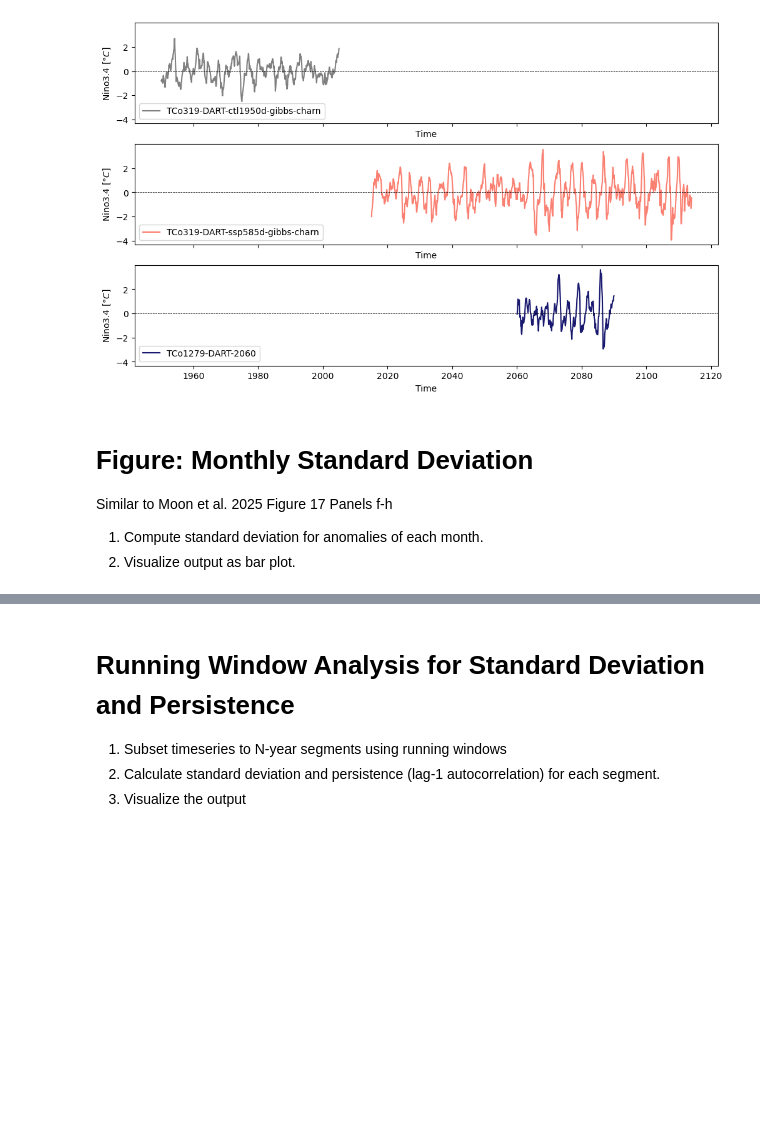
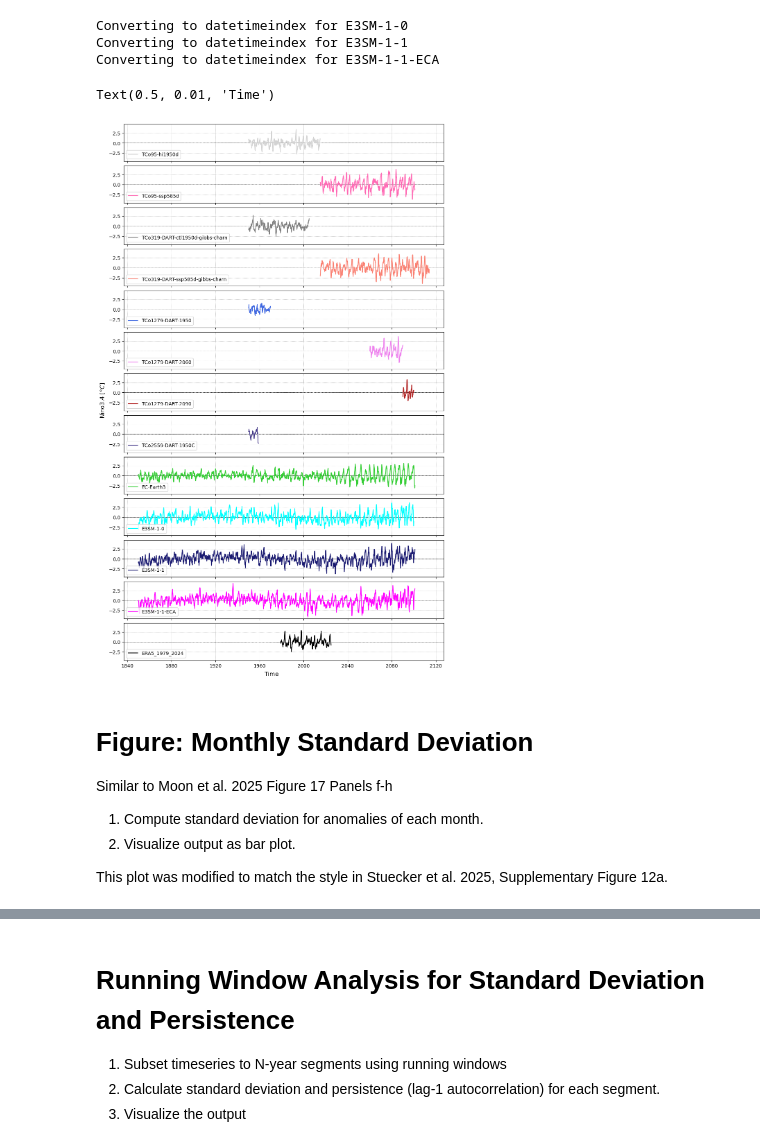
Before and after one commit to glennliu265/enso_nao_teleconnections, a Jupyter notebook: scripts/ENSO_NAO_figures_slidingwindow.ipynb, the cells around one changed output, grey strips where cells are left out. Cells and saved outputs as stored; diff of their text form; code cells hidden in the pictures; blank space fills up the shorter version.

Commit message:
Added E3SM and EC-Earth, Power Spectra Plots
Also included additional documentation on on accessing data and plot generation.

```diff
--- a/scripts/ENSO_NAO_figures_slidingwindow.ipynb
+++ b/scripts/ENSO_NAO_figures_slidingwindow.ipynb
@@ -95,22 +259,38 @@ Data variables:
 # %%
 # Plot timeseries to check
 
-fig,axs=plt.subplots(3,1,sharey=True,sharex=True,constrained_layout=True,figsize=(10,6))
+fig,axs= plt.subplots(nexp,1,sharey=True,sharex=True,
+                      constrained_layout=True,figsize=(10,16))
 
+convert_datetime = [] # Store experiments where datetime needs to be converted for plotting, for sliding analysis
 for ex in range(nexp):
+    # Set up Axes
     ax = axs[ex]
+    ax.axhline([0],ls='dashed',c='k',lw=0.55)
+    ax.grid(True,ls='dotted',lw=0.5,c='gray')
+
+    # Convert to DateTimeIndex for some of the other model outputs if necessary, then plot
     plotvar = enso_indices[ex]
-    ax.plot(plotvar.time,plotvar,label=expnames[ex],c=expcolors[ex])
+    try:
+        ax.plot(plotvar.time,plotvar,label=expnames[ex],c=expcolors[ex])
+    except:
+        print("Converting to datetimeindex for %s" % expnames[ex])
+        convert_datetime.append(ex) # Store to convert later
+         # Convert to DateTimeIndex
+        ax.plot(plotvar.indexes['time'].to_datetimeindex(),plotvar,label=expnames[ex],c=expcolors[ex])
+
+    # Indicate Experiment/Model run in Legend
     ax.legend(loc='lower left')
 
-    ax.set_xlabel("Time")
-    ax.set_ylabel(r"Nino3.4 $[\degree C]$")
-    ax.axhline([0],ls='dashed',c='k',lw=0.55)
-
-#[ds.plot() for ds in enso_indices]
-#plt.legend()
+# Labeling
+fig.supylabel(r"Nino3.4 $[\degree C]$")
+fig.supxlabel("Time")
 # %% [output]
+Converting to datetimeindex for E3SM-1-0
+Converting to datetimeindex for E3SM-1-1
+Converting to datetimeindex for E3SM-1-1-ECA
+Text(0.5, 0.01, 'Time')
-[figure, old version]
+[figure, new version]
 # %% [markdown]
 # Figure: Monthly Standard Deviation
 
@@ -118,5 +298,7 @@ Similar to Moon et al. 2025 Figure 17 Panels f-h
 
 1. Compute standard deviation for anomalies of each month.
 2. Visualize output as bar plot.
+
+This plot was modified to match the style in Stuecker et al. 2025, Supplementary Figure 12a.
 # %%
 %%time
```
Also changed, not shown: parts of 13 cells of this notebook.
